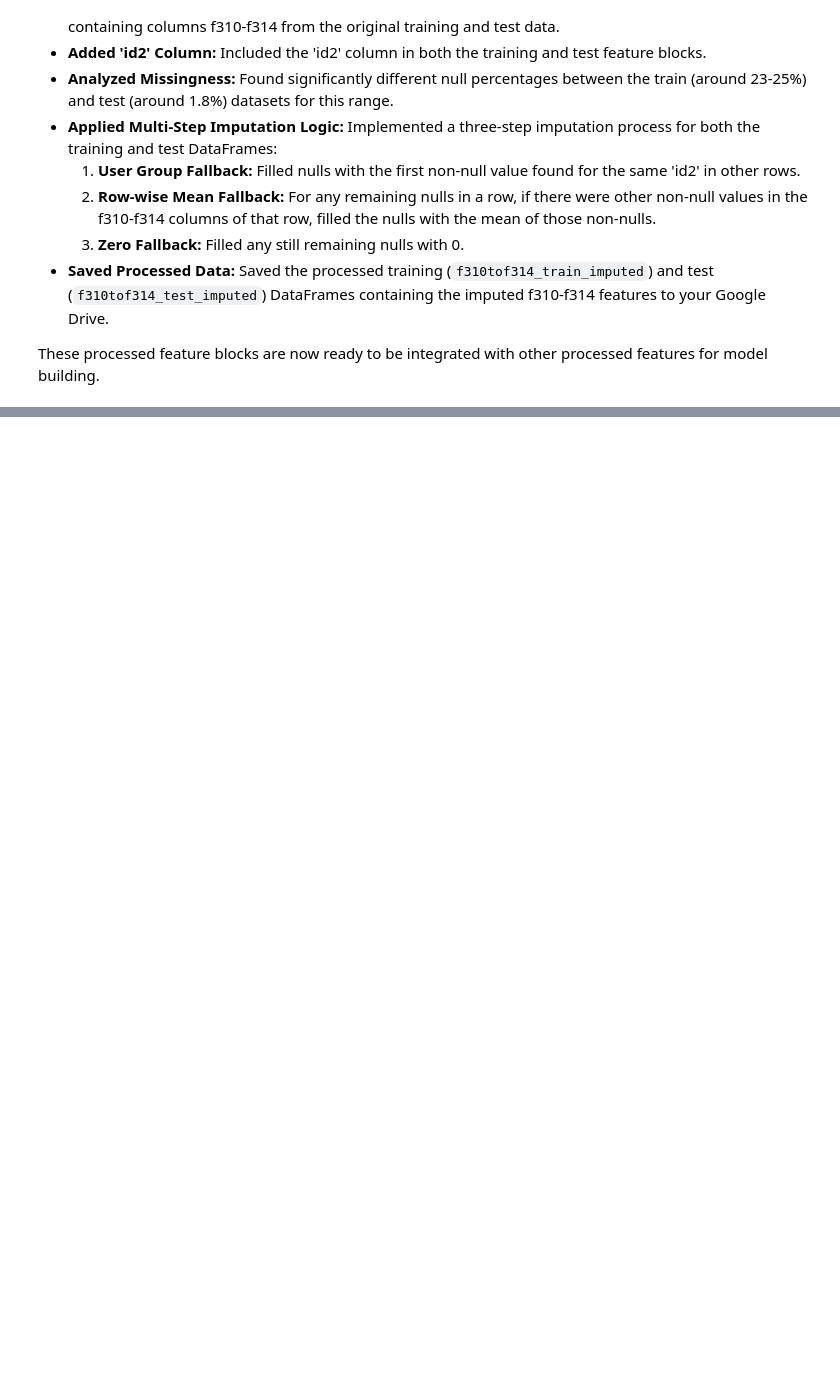
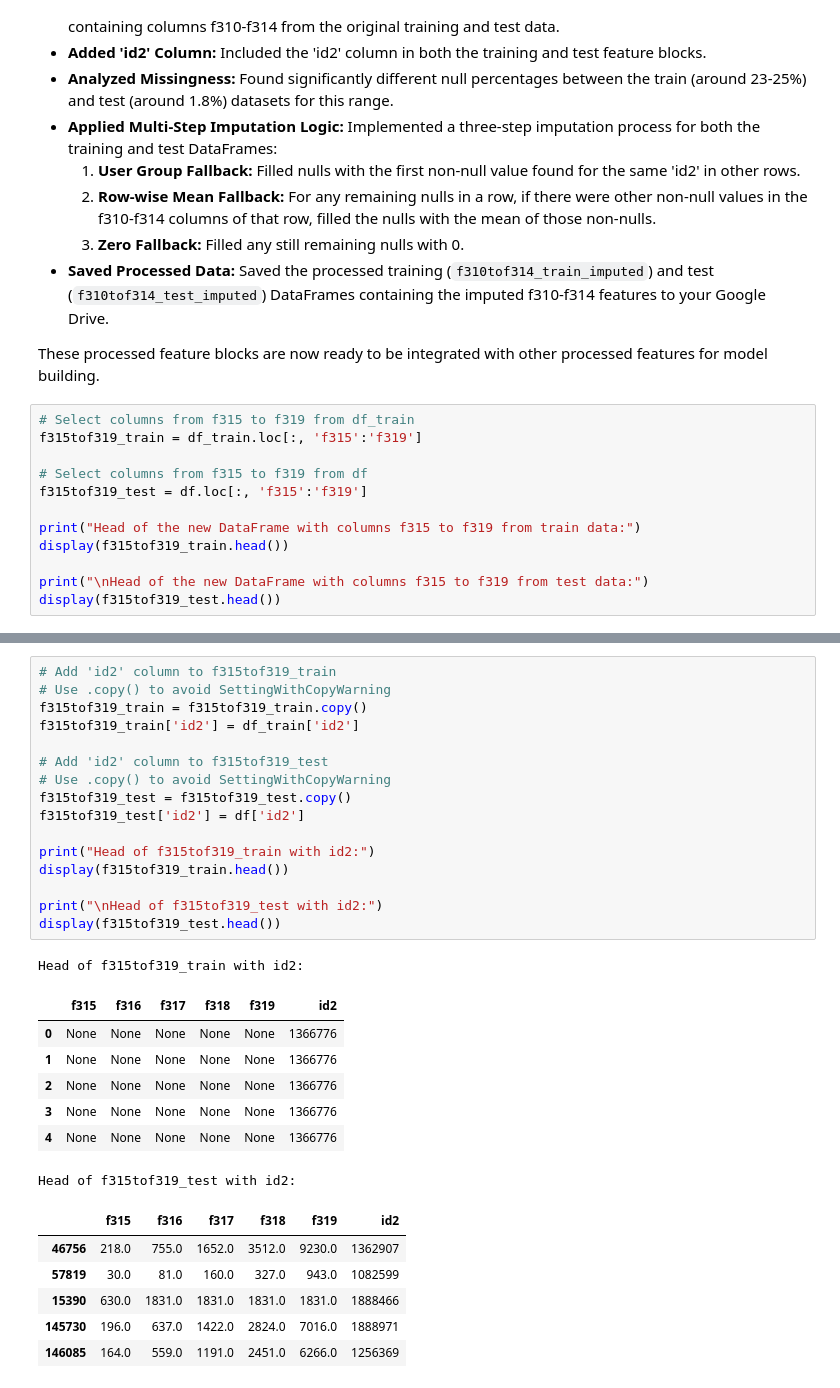
Before and after one commit to rishabh-0042/American_Express_Hackathon_25-2025, a Jupyter notebook: AMEXHackathon_2.ipynb, the cells around one changed output, grey strips where cells are left out. Saved outputs shown, nothing was run; the diff lists cells and outputs as text; blank space fills up the shorter version.

```diff
--- a/AMEXHackathon_2.ipynb
+++ b/AMEXHackathon_2.ipynb
@@ -1537,3 +1537,15 @@ Here is a summary of the main steps we took to process and impute the 'f310' to
 *   **Saved Processed Data:** Saved the processed training (`f310tof314_train_imputed`) and test (`f310tof314_test_imputed`) DataFrames containing the imputed f310-f314 features to your Google Drive.
 
 These processed feature blocks are now ready to be integrated with other processed features for model building.
+# %%
+# Select columns from f315 to f319 from df_train
+f315tof319_train = df_train.loc[:, 'f315':'f319']
+
+# Select columns from f315 to f319 from df
+f315tof319_test = df.loc[:, 'f315':'f319']
+
+print("Head of the new DataFrame with columns f315 to f319 from train data:")
+display(f315tof319_train.head())
+
+print("\nHead of the new DataFrame with columns f315 to f319 from test data:")
+display(f315tof319_test.head())
@@ -1539,0 +1599,31 @@ These processed feature blocks are now ready to be integrated with other process
+# %%
+# Add 'id2' column to f315tof319_train
+# Use .copy() to avoid SettingWithCopyWarning
+f315tof319_train = f315tof319_train.copy()
+f315tof319_train['id2'] = df_train['id2']
+
+# Add 'id2' column to f315tof319_test
+# Use .copy() to avoid SettingWithCopyWarning
+f315tof319_test = f315tof319_test.copy()
+f315tof319_test['id2'] = df['id2']
+
+print("Head of f315tof319_train with id2:")
+display(f315tof319_train.head())
+
+print("\nHead of f315tof319_test with id2:")
+display(f315tof319_test.head())
+# %% [output]
+Head of f315tof319_train with id2:
+|  | f315 | f316 | f317 | f318 | f319 | id2 |
+| 0 | None | None | None | None | None | 1366776 |
+| 1 | None | None | None | None | None | 1366776 |
+| 2 | None | None | None | None | None | 1366776 |
+| 3 | None | None | None | None | None | 1366776 |
+| 4 | None | None | None | None | None | 1366776 |
+Head of f315tof319_test with id2:
+|  | f315 | f316 | f317 | f318 | f319 | id2 |
+| 46756 | 218.0 | 755.0 | 1652.0 | 3512.0 | 9230.0 | 1362907 |
+| 57819 | 30.0 | 81.0 | 160.0 | 327.0 | 943.0 | 1082599 |
+| 15390 | 630.0 | 1831.0 | 1831.0 | 1831.0 | 1831.0 | 1888466 |
+| 145730 | 196.0 | 637.0 | 1422.0 | 2824.0 | 7016.0 | 1888971 |
+| 146085 | 164.0 | 559.0 | 1191.0 | 2451.0 | 6266.0 | 1256369 |
```
Also changed, not shown: parts of 23 cells of this notebook.
